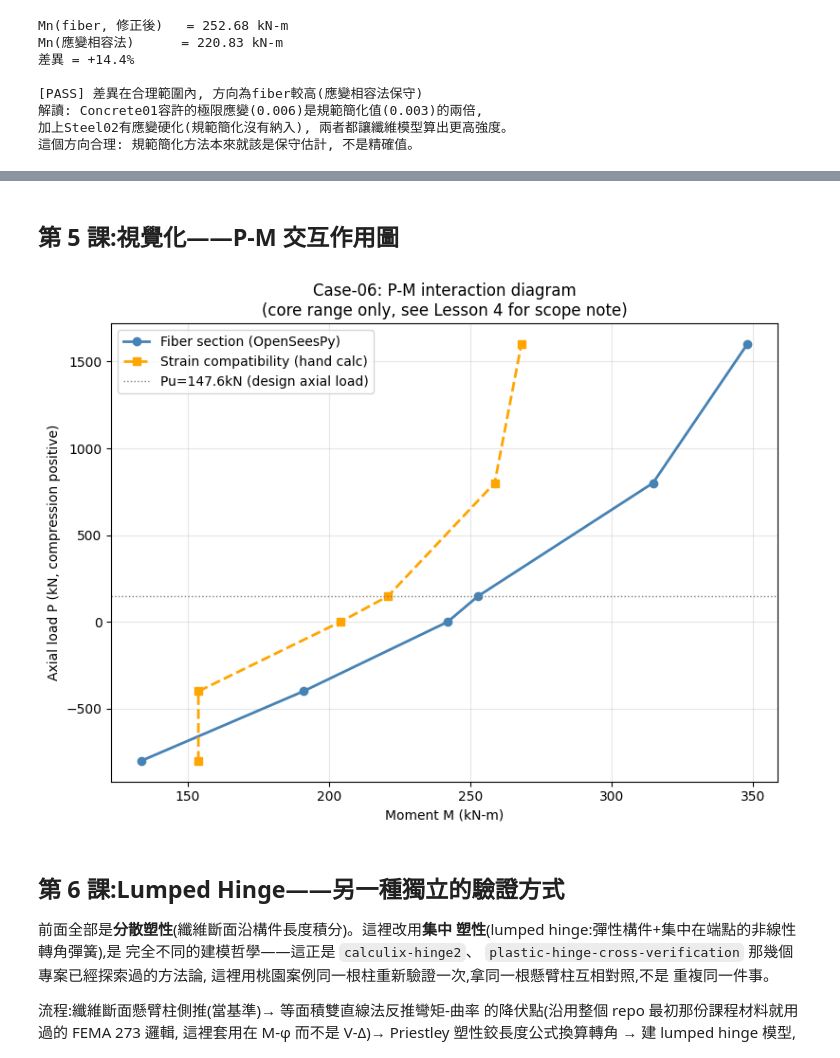
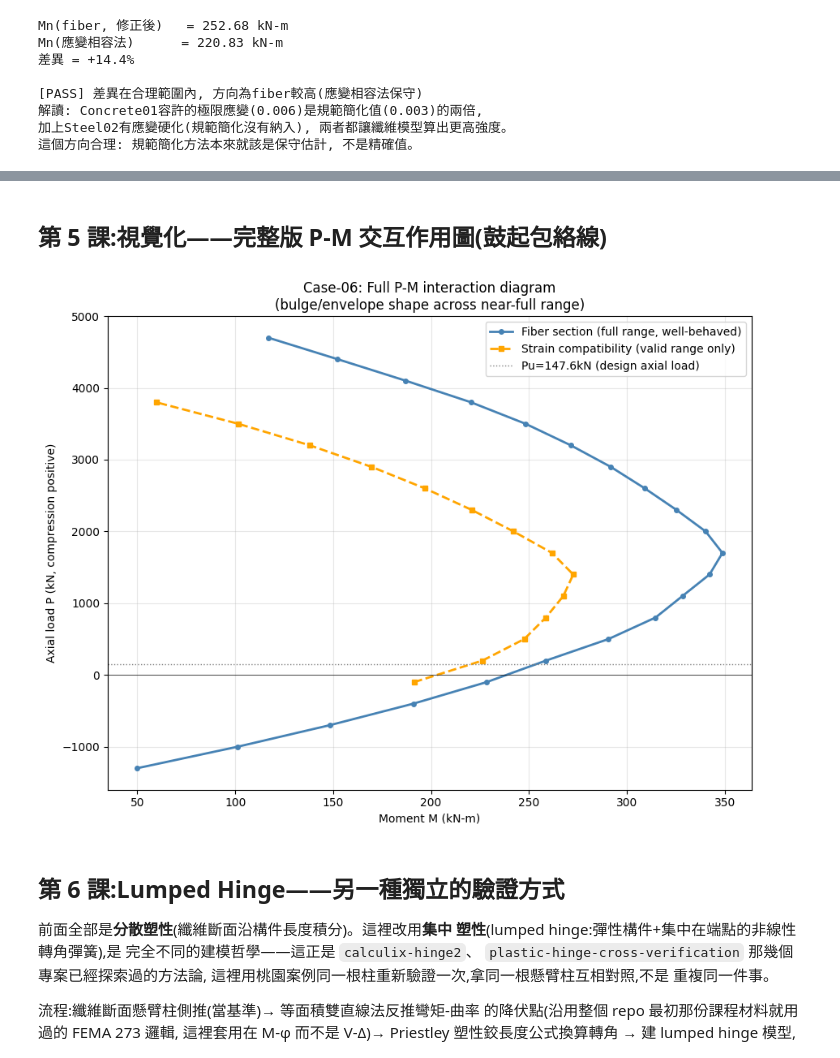
Before and after one commit to zhixiu0223/taiwan-seismic-code-calc, a Jupyter notebook: notebooks/case06_fiber_pm_interaction.ipynb, the cells around one changed output, grey strips where cells are left out. Saved outputs shown, nothing was run; the diff lists cells and outputs as text; code cells hidden in the pictures.

```diff
--- a/notebooks/case06_fiber_pm_interaction.ipynb
+++ b/notebooks/case06_fiber_pm_interaction.ipynb
@@ -230,0 +202,29 @@ OpenSees > analyze failed, returned: -3 error flag
+# %%
+P_scan = list(range(-1300, 4900, 300))
+
+M_fiber_list = []
+for P in P_scan:
+    M = fiber_moment_at_P(P)
+    M_fiber_list.append(M if M is not None else float('nan'))
+
+M_sc_list = [Mn_strain_compat(P) for P in P_scan]
+
+print(f"{'Pu(kN)':<10}{'Mn_fiber':<14}{'Mn_strain_compat'}")
+for P, Mf, Msc in zip(P_scan, M_fiber_list, M_sc_list):
+    print(f"{P:<10}{Mf:<14.2f}{Msc:.2f}")
+
+# 應變相容法有效範圍過濾: 排除卡住的平坦段跟後段跑出負值的區間
+sc_valid = [(P, M) for P, M in zip(P_scan, M_sc_list) if -100 <= P <= 3800]
+P_sc_valid = [p for p, m in sc_valid]
+M_sc_valid = [m for p, m in sc_valid]
+
+# 驗證: 纖維斷面應該呈現先升後降的鼓起形狀(有峰值, 不是單調)
+peak_M = max(M_fiber_list)
+peak_idx = M_fiber_list.index(peak_M)
+assert 0 < peak_idx < len(M_fiber_list)-1, "峰值應該出現在掃描範圍中段, 確認是鼓起形狀而非單調曲線"
+print(f"\n[PASS] 纖維斷面呈現鼓起形狀, 峰值Mn={peak_M:.2f}kN-m 出現在 Pu={P_scan[peak_idx]}kN")
+
+# 驗證: 兩方法在共同有效範圍(147.6kN這個設計軸力點附近)方向一致
+idx_design = P_scan.index(200)  # 最接近147.6的網格點
+assert M_fiber_list[idx_design] > M_sc_list[idx_design], "設計軸力附近, fiber應高於應變相容法(保守方向)"
+print("[PASS] 設計軸力附近, fiber持續高於應變相容法, 方向一致")
@@ -231,26 +266,25 @@ OpenSees > analyze failed, returned: -3 error flag
 # %% [markdown]
-## 第 5 課:視覺化——P-M 交互作用圖
+## 第 5 課:視覺化——完整版 P-M 交互作用圖(鼓起包絡線)
 # %%
 %matplotlib inline
 import matplotlib.pyplot as plt
 
-Ps = [r['P'] for r in pm_results]
-Ms_fiber = [r['M_fiber'] for r in pm_results]
-Ms_sc = [r['M_sc'] for r in pm_results]
-
-fig, ax = plt.subplots(figsize=(8,6))
-ax.plot(Ms_fiber, Ps, 'o-', color='steelblue', lw=2, label='Fiber section (OpenSeesPy)')
-ax.plot(Ms_sc, Ps, 's--', color='orange', lw=2, label='Strain compatibility (hand calc)')
+fig, ax = plt.subplots(figsize=(9,7))
+ax.plot(M_fiber_list, P_scan, 'o-', color='steelblue', lw=2, ms=4,
+        label='Fiber section (full range, well-behaved)')
+ax.plot(M_sc_valid, P_sc_valid, 's--', color='orange', lw=2, ms=4,
+        label='Strain compatibility (valid range only)')
 ax.axhline(147.6, color='gray', ls=':', lw=1, label='Pu=147.6kN (design axial load)')
+ax.axhline(0, color='black', lw=0.5)
 ax.set_xlabel('Moment M (kN-m)')
 ax.set_ylabel('Axial load P (kN, compression positive)')
-ax.set_title('Case-06: P-M interaction diagram\n(core range only, see Lesson 4 for scope note)')
+ax.set_title('Case-06: Full P-M interaction diagram\n(bulge/envelope shape across near-full range)')
 ax.legend()
 ax.grid(True, alpha=0.3)
 plt.tight_layout()
 plt.show()
 # %% [output]
-[figure, old version]
+[figure, new version]
 # %% [markdown]
 ## 第 6 課:Lumped Hinge——另一種獨立的驗證方式
 
```
Also changed, not shown: parts of 9 cells of this notebook.
